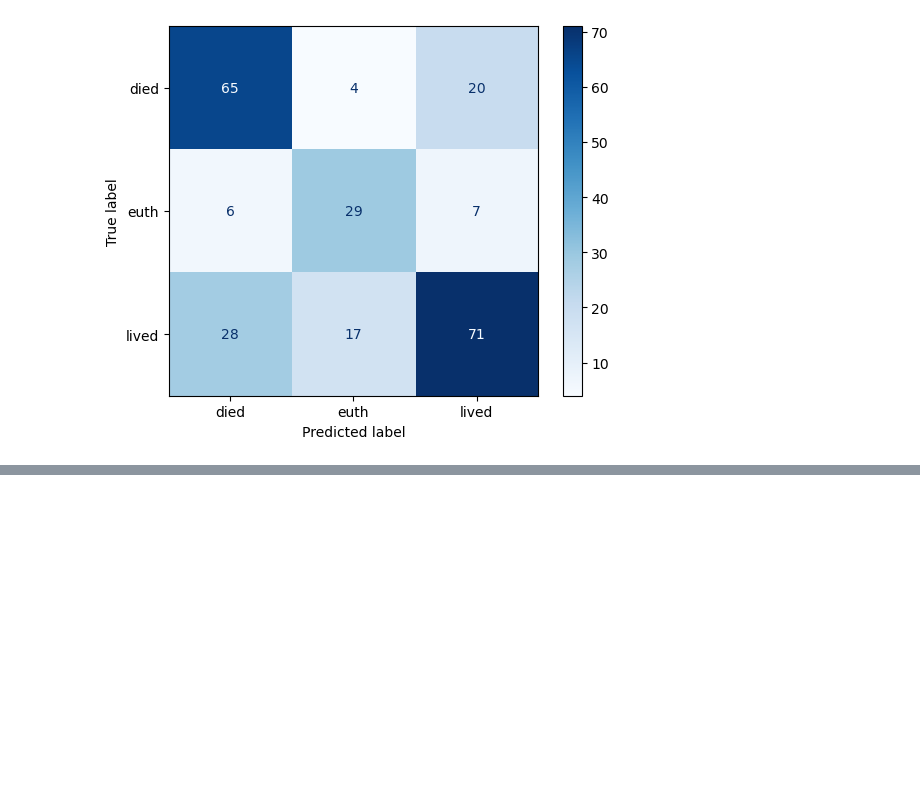
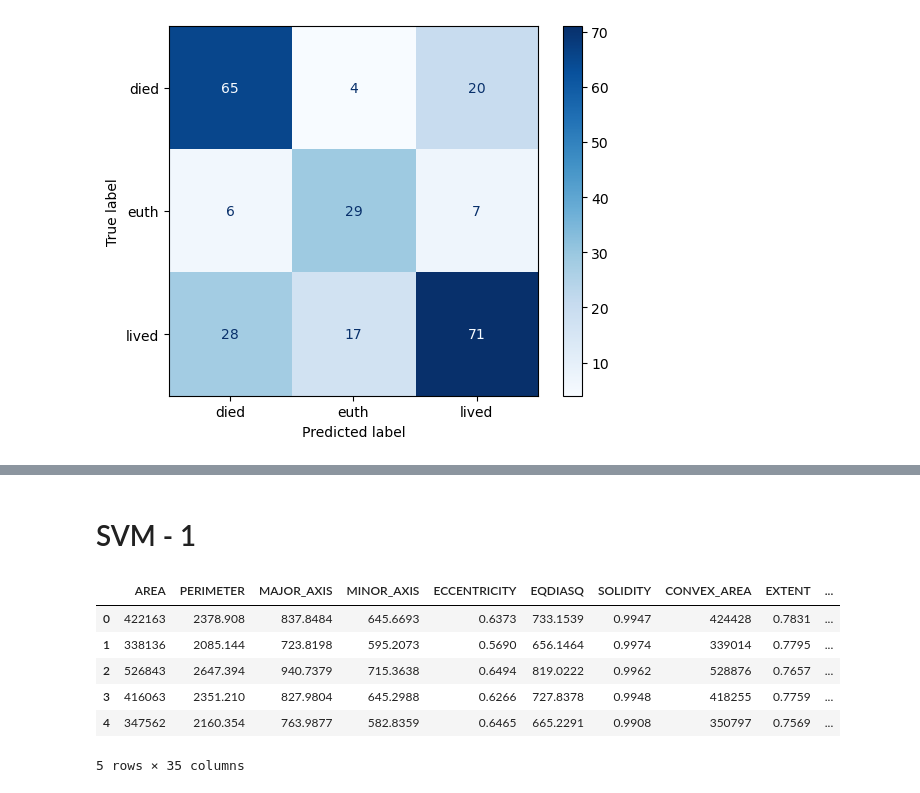
Before and after one commit to muthuganeshece/MLAssignments, a Jupyter notebook: SupervisedML/SupervisedML.ipynb, the cells around one changed output, grey strips where cells are left out. Saved outputs shown, nothing was run; the diff lists cells and outputs as text; code cells hidden in the pictures; blank space fills up the shorter version.

```diff
--- a/SupervisedML/SupervisedML.ipynb
+++ b/SupervisedML/SupervisedML.ipynb
@@ -1366,0 +1557,13 @@ report = classification_report(_____, ____, target_names=['Died', 'Euthanized',
+# %% [markdown]
+# SVM - 1
+# %%
+data = pd.read_excel(r"F:\Muthu_2023\Personal\NextStep\DSCourse\Scaler\MLAssignments\Dataset\Date_Fruit_Datasets.xlsx")
+data.head()
+# %% [output]
+|  | AREA | PERIMETER | MAJOR_AXIS | MINOR_AXIS | ECCENTRICITY | EQDIASQ | SOLIDITY | CONVEX_AREA | EXTENT | ... |
+| 0 | 422163 | 2378.908 | 837.8484 | 645.6693 | 0.6373 | 733.1539 | 0.9947 | 424428 | 0.7831 | ... |
+| 1 | 338136 | 2085.144 | 723.8198 | 595.2073 | 0.5690 | 656.1464 | 0.9974 | 339014 | 0.7795 | ... |
+| 2 | 526843 | 2647.394 | 940.7379 | 715.3638 | 0.6494 | 819.0222 | 0.9962 | 528876 | 0.7657 | ... |
+| 3 | 416063 | 2351.210 | 827.9804 | 645.2988 | 0.6266 | 727.8378 | 0.9948 | 418255 | 0.7759 | ... |
+| 4 | 347562 | 2160.354 | 763.9877 | 582.8359 | 0.6465 | 665.2291 | 0.9908 | 350797 | 0.7569 | ... |
+5 rows × 35 columns
```
Also changed, not shown: parts of 36 cells of this notebook.
